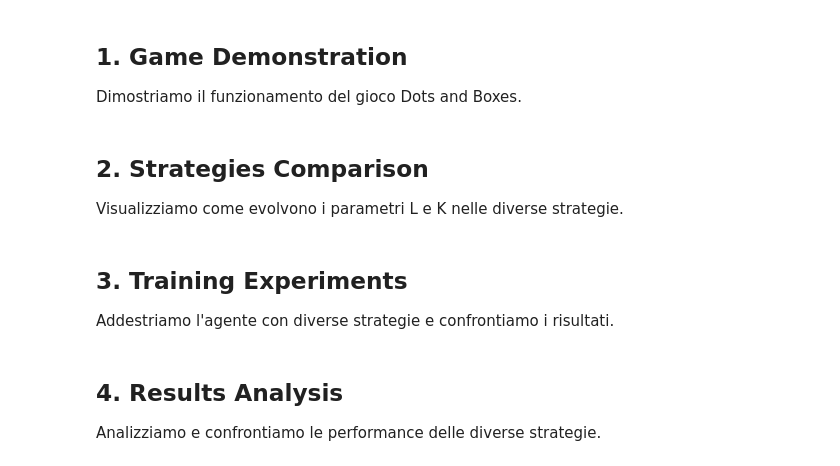
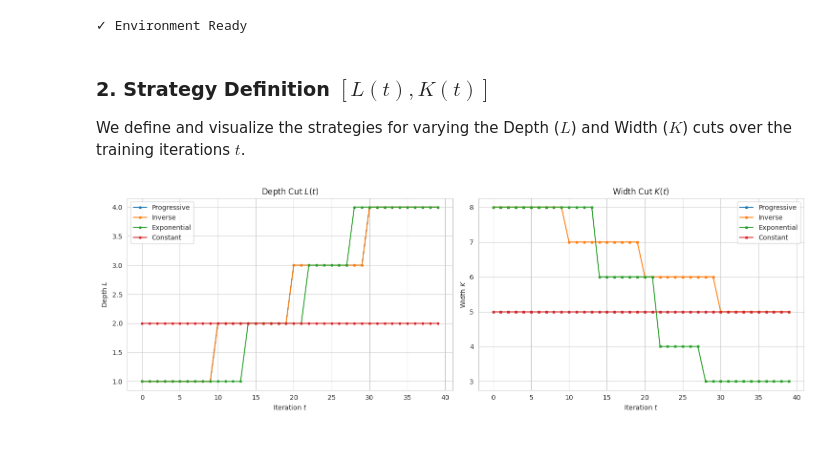
Before and after one commit to Ago95Dev/HW_AI_MinMax_Dot_And_Lines, a Jupyter notebook: experiment.ipynb, the cells around one changed output. Drawn from its saved outputs; the diff is of its cells as text; code cells hidden in the pictures.

```diff
--- a/experiment.ipynb
+++ b/experiment.ipynb
@@ -18,27 +31,26 @@ import matplotlib.pyplot as plt
 import seaborn as sns
 from tqdm.notebook import tqdm
 import pandas as pd
+import torch
 import warnings
+import os
 warnings.filterwarnings('ignore')
 
 # Import our implementations
 from dots_and_boxes import DotsAndBoxes
 from mlp_evaluator import MLPEvaluator
-from minmax import MinMaxAgent
+from minmax import MinMaxAgent, RandomAgent
 from train_loop import TrainingLoop
 from adaptive_strategy import *
 
-# Set random seeds for reproducibility
+# Reproducibility
 np.random.seed(42)
-import torch
 torch.manual_seed(42)
 
 # Plotting style
 sns.set_style('whitegrid')
 plt.rcParams['figure.figsize'] = (12, 6)
 
-print("✓ All modules loaded successfully")
+print("✓ Environment Ready")
+# %% [output]
+✓ Environment Ready
-# %% [markdown]
-## 1. Game Demonstration
-
-Dimostriamo il funzionamento del gioco Dots and Boxes.
@@ -52,48 +57,40 @@ print(f"Valid moves: {len(game.get_valid_moves())}")
-# %% [markdown]
-## 2. Strategies Comparison
-
-Visualizziamo come evolvono i parametri L e K nelle diverse strategie.
+# %% [markdown]
+### 2. Strategy Definition $[L(t), K(t)]$
+
+We define and visualize the strategies for varying the Depth ($L$) and Width ($K$) cuts over the training iterations $t$.
 # %%
-# Get all strategies
+# Define Strategies
 strategies = {
-    'Progressive': ProgressiveDeepeningStrategy(L_init=1, L_max=5, K_constant=5, step_iterations=10),
-    'Inverse': InverseRelationshipStrategy(L_init=1, L_max=5, K_init=10, K_min=3, step_iterations=10),
-    'Exponential': ExponentialGrowthStrategy(L_init=1, L_max=5, K_init=8, K_min=3, growth_rate=0.05),
-    'Sigmoid': SigmoidStrategy(L_init=1, L_max=5, K_init=10, K_min=3, midpoint=25, steepness=0.15),
-    'Staircase': StaircaseStrategy(L_schedule=[1,2,3,4,5], K_schedule=[10,8,6,5,4], iterations_per_step=10),
-    'Constant': ConstantStrategy(L=3, K=5)
+    'Progressive': ProgressiveDeepeningStrategy(L_init=1, L_max=4, K_constant=5, step_iterations=10),
+    'Inverse': InverseRelationshipStrategy(L_init=1, L_max=4, K_init=8, K_min=3, step_iterations=10),
+    'Exponential': ExponentialGrowthStrategy(L_init=1, L_max=4, K_init=8, K_min=3, growth_rate=0.05),
+    'Constant': ConstantStrategy(L=2, K=5)
 }
 
-# Visualize strategies
-max_iter = 50
+# Visualize
+max_iter = 40
 fig, (ax1, ax2) = plt.subplots(1, 2, figsize=(15, 5))
 
 for name, strategy in strategies.items():
     iterations = range(max_iter)
-    L_values = [strategy.get_params(i)[0] for i in iterations]
-    K_values = [strategy.get_params(i)[1] for i in iterations]
+    params = [strategy.get_params(i) for i in iterations]
+    L_values = [p[0] for p in params]
+    K_values = [p[1] for p in params]
 
     ax1.plot(iterations, L_values, label=name, marker='o', markersize=3)
     ax2.plot(iterations, K_values, label=name, marker='s', markersize=3)
 
-ax1.set_xlabel('Iteration')
-ax1.set_ylabel('L (Depth)')
-ax1.set_title('Evolution of Depth Parameter L(t)')
+ax1.set_title('Depth Cut $L(t)$')
+ax1.set_xlabel('Iteration $t$')
+ax1.set_ylabel('Depth $L$')
 ax1.legend()
-ax1.grid(True)
 
-ax2.set_xlabel('Iteration')
-ax2.set_ylabel('K (Width)')
-ax2.set_title('Evolution of Width Parameter K(t)')
+ax2.set_title('Width Cut $K(t)$')
+ax2.set_xlabel('Iteration $t$')
+ax2.set_ylabel('Width $K$')
 ax2.legend()
-ax2.grid(True)
 
 plt.tight_layout()
-plt.savefig('strategies_comparison.png', dpi=150, bbox_inches='tight')
 plt.show()
-
-print("Strategies comparison saved to 'strategies_comparison.png'")
+# %% [output]
+[figure, added]
-# %% [markdown]
-## 3. Training Experiments
-
-Addestriamo l'agente con diverse strategie e confrontiamo i risultati.
@@ -162,4 +96,0 @@ print("="*60)
-# %% [markdown]
-## 4. Results Analysis
-
-Analizziamo e confrontiamo le performance delle diverse strategie.
```
Also changed, not shown: parts of 25 cells of this notebook, 13 other files.
